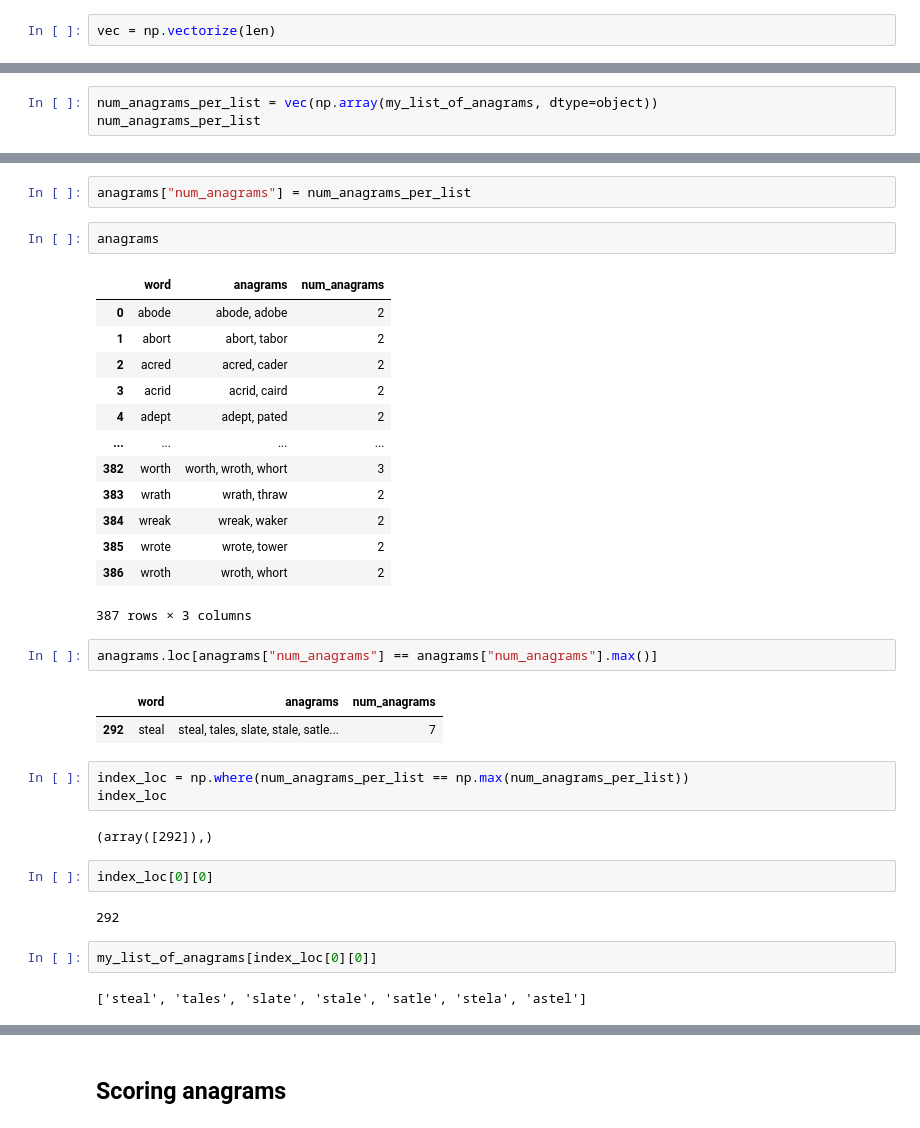
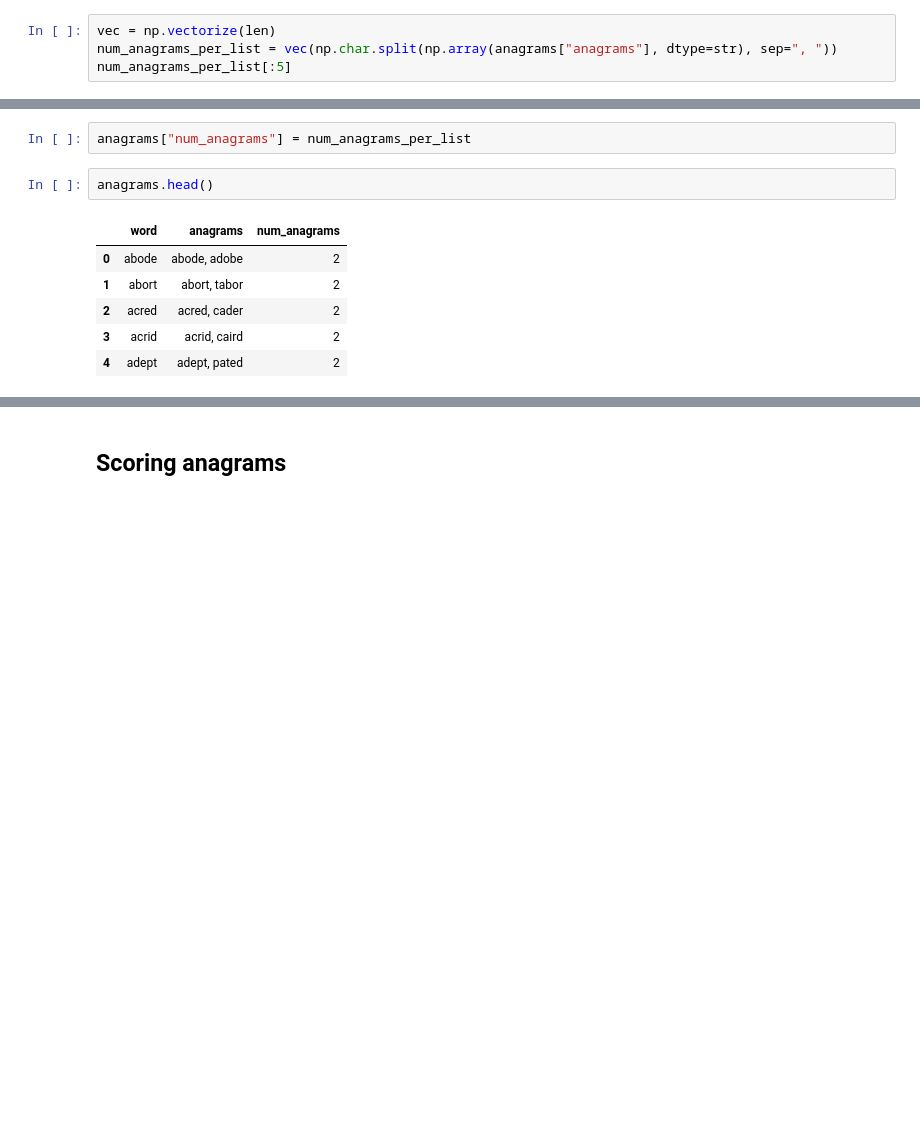
Before and after one commit to jgriffi/wordle_best_two_guess_opener, a Jupyter notebook: information_content_anagrams.ipynb, the cells around one changed output, grey strips where cells are left out. Cells and saved outputs as stored; diff of their text form; blank space fills up the shorter version.

```diff
--- a/information_content_anagrams.ipynb
+++ b/information_content_anagrams.ipynb
@@ -69,2 +66,4 @@ my_list_of_anagrams[:10]
 # %%
 vec = np.vectorize(len)
+num_anagrams_per_list = vec(np.char.split(np.array(anagrams["anagrams"], dtype=str), sep=", "))
+num_anagrams_per_list[:5]
@@ -71,3 +71,0 @@ vec = np.vectorize(len)
-# %%
-num_anagrams_per_list = vec(np.array(my_list_of_anagrams, dtype=object))
-num_anagrams_per_list
@@ -93,36 +72,11 @@ array([2, 2, 2, 2, 2, 2, 2, 2, 2, 2, 2, 3, 2, 2, 2, 2, 2, 2, 2, 2, 2, 2,
 # %%
 anagrams["num_anagrams"] = num_anagrams_per_list
 # %%
-anagrams
+anagrams.head()
 # %% [output]
 |  | word | anagrams | num_anagrams |
 | 0 | abode | abode, adobe | 2 |
 | 1 | abort | abort, tabor | 2 |
 | 2 | acred | acred, cader | 2 |
 | 3 | acrid | acrid, caird | 2 |
 | 4 | adept | adept, pated | 2 |
-| ... | ... | ... | ... |
-| 382 | worth | worth, wroth, whort | 3 |
-| 383 | wrath | wrath, thraw | 2 |
-| 384 | wreak | wreak, waker | 2 |
-| 385 | wrote | wrote, tower | 2 |
-| 386 | wroth | wroth, whort | 2 |
-387 rows × 3 columns
-# %%
-anagrams.loc[anagrams["num_anagrams"] == anagrams["num_anagrams"].max()]
-# %% [output]
-|  | word | anagrams | num_anagrams |
-| 292 | steal | steal, tales, slate, stale, satle... | 7 |
-# %%
-index_loc = np.where(num_anagrams_per_list == np.max(num_anagrams_per_list))
-index_loc
-# %% [output]
-(array([292]),)
-# %%
-index_loc[0][0]
-# %% [output]
-292
-# %%
-my_list_of_anagrams[index_loc[0][0]]
-# %% [output]
-['steal', 'tales', 'slate', 'stale', 'satle', 'stela', 'astel']
```
Also changed, not shown: parts of 49 cells of this notebook.
